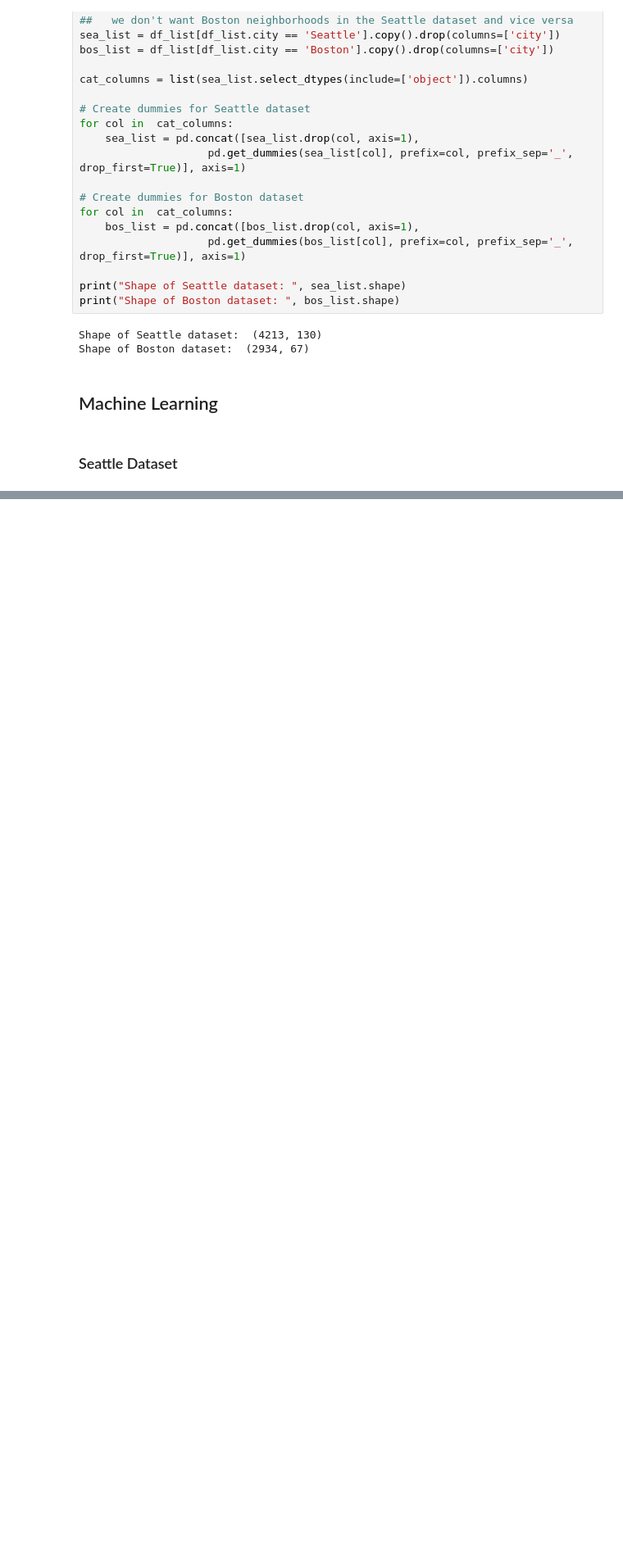
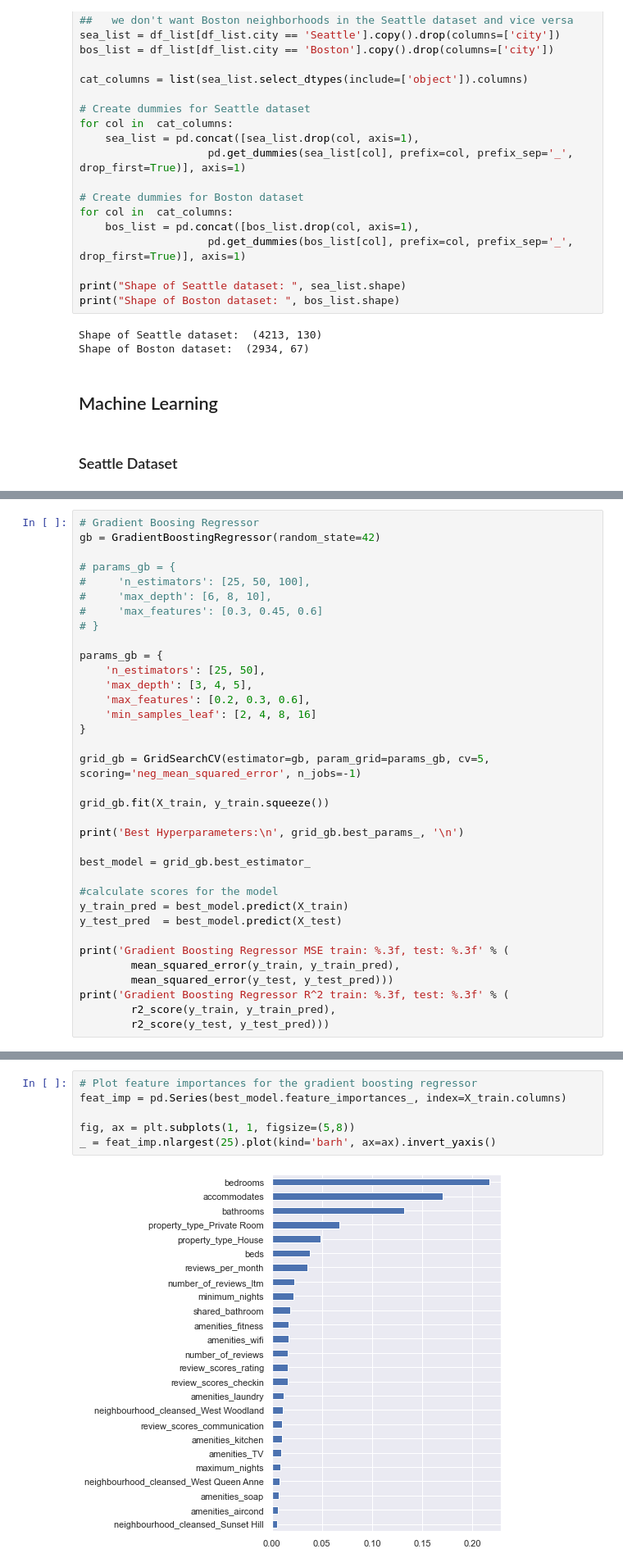
Before and after one commit to nikokydes/Udacity_DS_Proj1, a Jupyter notebook: Project1.ipynb, the cells around one changed output, grey strips where cells are left out. Shown at 82% size. Drawn from its saved outputs; the diff is of its cells as text; blank space fills up the shorter version.

Commit message:
Added machine learning models

```diff
--- a/Project1.ipynb
+++ b/Project1.ipynb
@@ -665,0 +670,35 @@ memory usage: 1.5 MB
+# %%
+# Gradient Boosing Regressor
+gb = GradientBoostingRegressor(random_state=42)
+
+# params_gb = {
+#     'n_estimators': [25, 50, 100],
+#     'max_depth': [6, 8, 10],
+#     'max_features': [0.3, 0.45, 0.6]
+# }
+
+params_gb = {
+    'n_estimators': [25, 50],
+    'max_depth': [3, 4, 5],
+    'max_features': [0.2, 0.3, 0.6],
+    'min_samples_leaf': [2, 4, 8, 16]
+}
+
+grid_gb = GridSearchCV(estimator=gb, param_grid=params_gb, cv=5, scoring='neg_mean_squared_error', n_jobs=-1)
+
+grid_gb.fit(X_train, y_train.squeeze())
+
+print('Best Hyperparameters:\n', grid_gb.best_params_, '\n')
+
+best_model = grid_gb.best_estimator_
+
+#calculate scores for the model
+y_train_pred = best_model.predict(X_train)
+y_test_pred  = best_model.predict(X_test)
+
+print('Gradient Boosting Regressor MSE train: %.3f, test: %.3f' % (
+        mean_squared_error(y_train, y_train_pred),
+        mean_squared_error(y_test, y_test_pred)))
+print('Gradient Boosting Regressor R^2 train: %.3f, test: %.3f' % (
+        r2_score(y_train, y_train_pred),
+        r2_score(y_test, y_test_pred)))
@@ -665,0 +711,8 @@ memory usage: 1.5 MB
+# %%
+# Plot feature importances for the gradient boosting regressor
+feat_imp = pd.Series(best_model.feature_importances_, index=X_train.columns)
+
+fig, ax = plt.subplots(1, 1, figsize=(5,8))
+_ = feat_imp.nlargest(25).plot(kind='barh', ax=ax).invert_yaxis()
+# %% [output]
+[figure, added]
```
Also changed, not shown: parts of 5 cells of this notebook.
